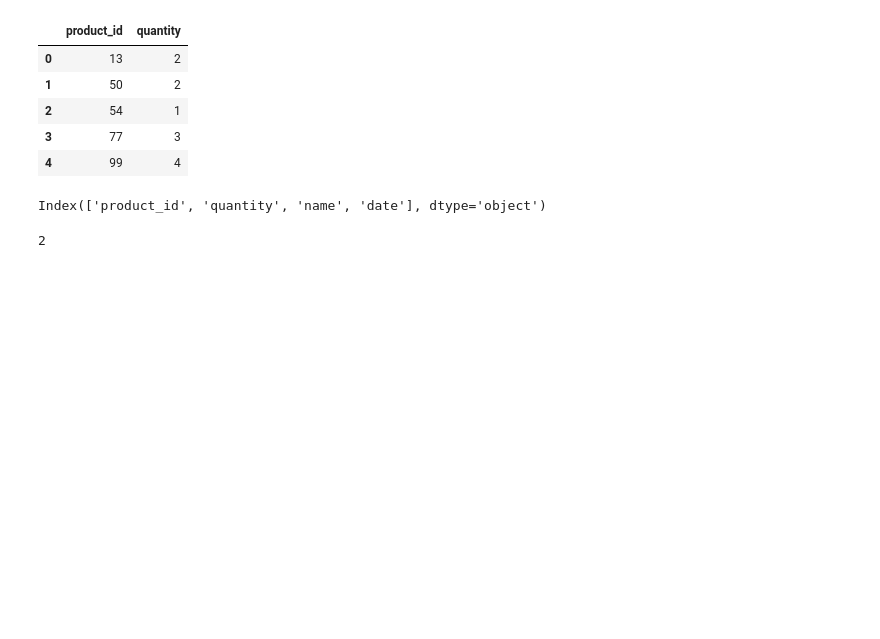
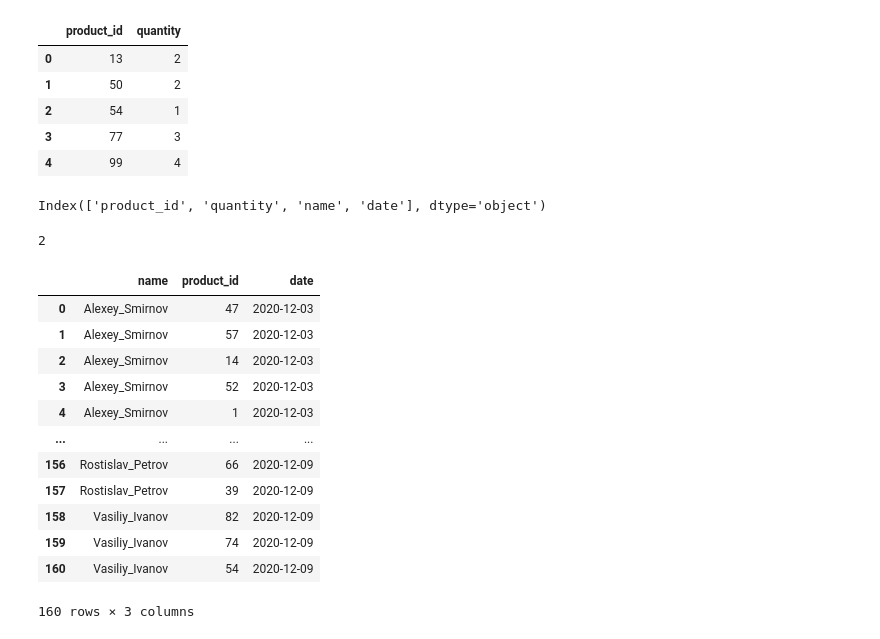
Before and after one commit to Praldmur/Simulation, a Jupyter notebook: 2_mod/mini_project_4.ipynb, the cells around one changed output. Saved outputs shown, nothing was run; the diff lists cells and outputs as text; code cells hidden in the pictures; blank space fills up the shorter version.

```diff
--- a/2_mod/mini_project_4.ipynb
+++ b/2_mod/mini_project_4.ipynb
@@ -194,3 +194,20 @@ repeat_purchases = repeat_counts[repeat_counts['purchase_days'] > 1]
 repeat_purchases['name'].nunique()
 # %% [output]
 2
+# %%
+unique_purchases = data[['name', 'product_id', 'date']].drop_duplicates()
+unique_purchases
+# %% [output]
+|  | name | product_id | date |
+| 0 | Alexey_Smirnov | 47 | 2020-12-03 |
+| 1 | Alexey_Smirnov | 57 | 2020-12-03 |
+| 2 | Alexey_Smirnov | 14 | 2020-12-03 |
+| 3 | Alexey_Smirnov | 52 | 2020-12-03 |
+| 4 | Alexey_Smirnov | 1 | 2020-12-03 |
+| ... | ... | ... | ... |
+| 156 | Rostislav_Petrov | 66 | 2020-12-09 |
+| 157 | Rostislav_Petrov | 39 | 2020-12-09 |
+| 158 | Vasiliy_Ivanov | 82 | 2020-12-09 |
+| 159 | Vasiliy_Ivanov | 74 | 2020-12-09 |
+| 160 | Vasiliy_Ivanov | 54 | 2020-12-09 |
+160 rows × 3 columns
```
Also changed, not shown: parts of 3 cells of this notebook.
